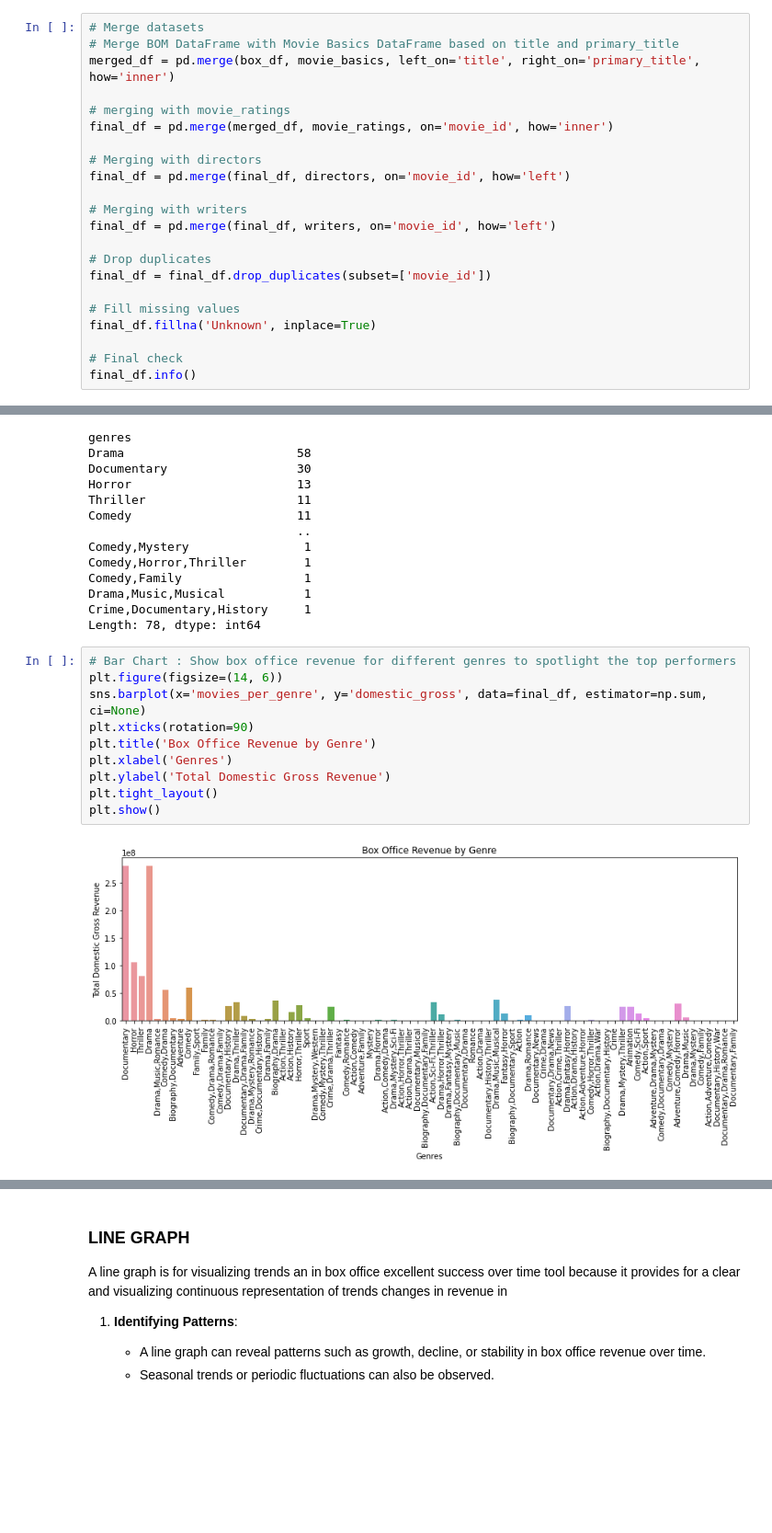
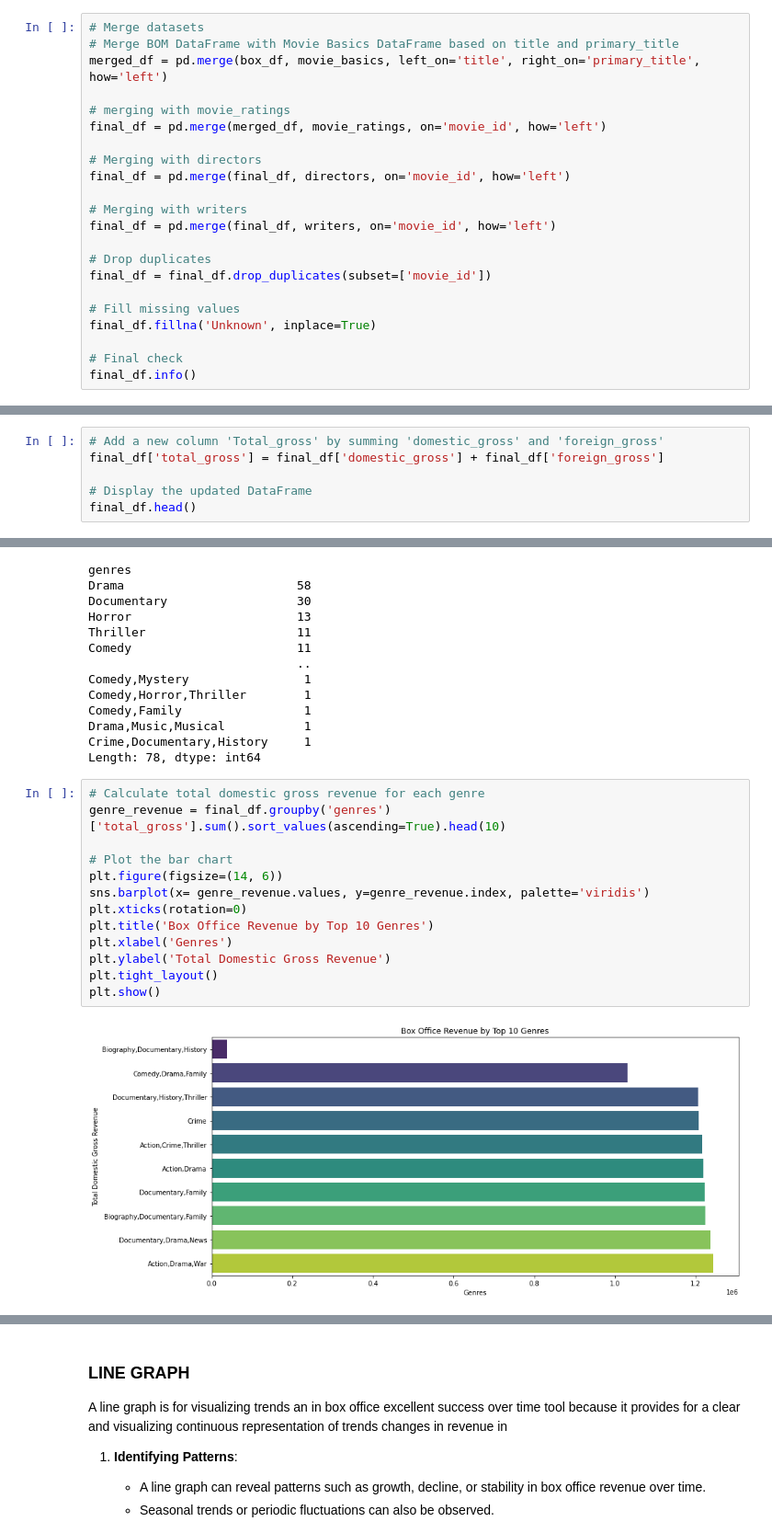
Before and after one commit to mwakad/box-office-movie-insights, a Jupyter notebook: notebooks/eliana.ipynb, the cells around one changed output, grey strips where cells are left out. Shown: that part at 92% size. Cells and saved outputs as stored; diff of their text form; blank space fills up the shorter version.

```diff
--- a/notebooks/eliana.ipynb
+++ b/notebooks/eliana.ipynb
@@ -364,10 +364,10 @@ By merging the datasets, we can create a comprehensive dataset that combines mov
 # %%
 # Merge datasets
 # Merge BOM DataFrame with Movie Basics DataFrame based on title and primary_title
-merged_df = pd.merge(box_df, movie_basics, left_on='title', right_on='primary_title', how='inner')
+merged_df = pd.merge(box_df, movie_basics, left_on='title', right_on='primary_title', how='left')
 
 # merging with movie_ratings
-final_df = pd.merge(merged_df, movie_ratings, on='movie_id', how='inner')
+final_df = pd.merge(merged_df, movie_ratings, on='movie_id', how='left')
 
 # Merging with directors
 final_df = pd.merge(final_df, directors, on='movie_id', how='left')
@@ -403,0 +420,6 @@ memory usage: 31.0+ KB
+# %%
+# Add a new column 'Total_gross' by summing 'domestic_gross' and 'foreign_gross'
+final_df['total_gross'] = final_df['domestic_gross'] + final_df['foreign_gross']
+
+# Display the updated DataFrame
+final_df.head()
@@ -564,14 +559,17 @@ Drama,Music,Musical           1
 Crime,Documentary,History     1
 Length: 78, dtype: int64
 # %%
-# Bar Chart : Show box office revenue for different genres to spotlight the top performers
+# Calculate total domestic gross revenue for each genre
+genre_revenue = final_df.groupby('genres')['total_gross'].sum().sort_values(ascending=True).head(10)
+
+# Plot the bar chart
 plt.figure(figsize=(14, 6))
-sns.barplot(x='movies_per_genre', y='domestic_gross', data=final_df, estimator=np.sum, ci=None)
-plt.xticks(rotation=90)
-plt.title('Box Office Revenue by Genre')
+sns.barplot(x= genre_revenue.values, y=genre_revenue.index, palette='viridis')
+plt.xticks(rotation=0)
+plt.title('Box Office Revenue by Top 10 Genres')
 plt.xlabel('Genres')
 plt.ylabel('Total Domestic Gross Revenue')
 plt.tight_layout()
 plt.show()
 # %% [output]
-[figure, old version]
+[figure, new version]
```
Also changed, not shown: parts of 21 cells of this notebook.
